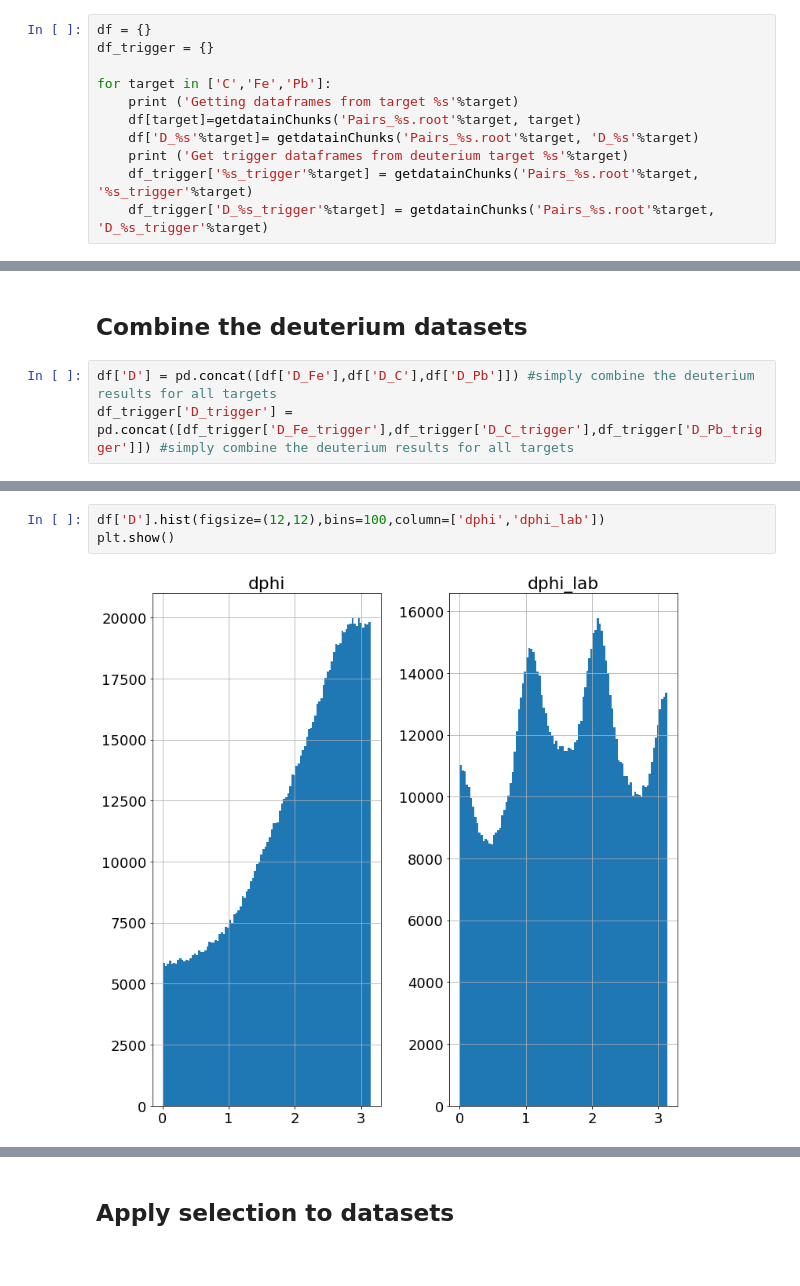
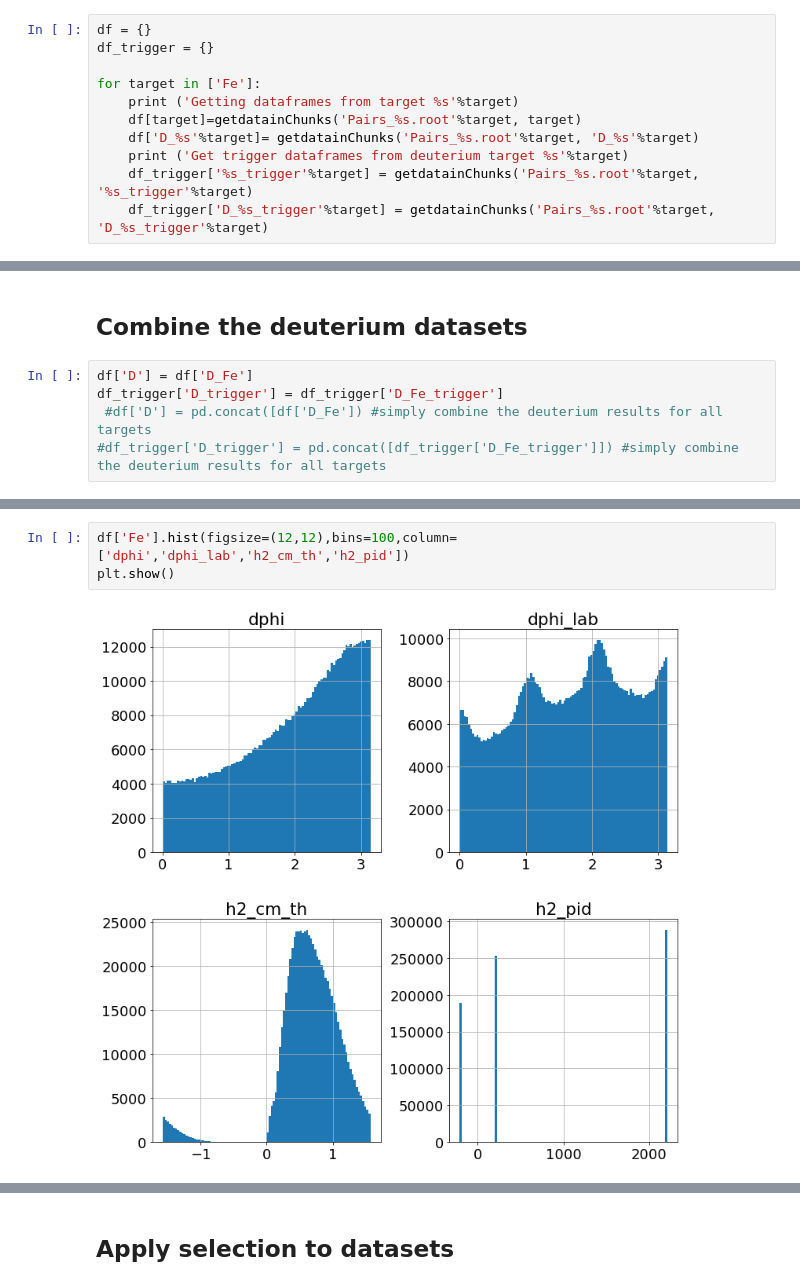
Before and after one commit to miguelignacio/eg2dihadron, a Jupyter notebook: EG2_R2h.ipynb, the cells around one changed output, grey strips where cells are left out. Saved outputs shown, nothing was run; the diff lists cells and outputs as text.

Commit message:
updating the 2pi corr plots

```diff
--- a/EG2_R2h.ipynb
+++ b/EG2_R2h.ipynb
@@ -149,7 +149,7 @@ def getdatainChunks(filename,treename):
 df = {}
 df_trigger = {}
 
-for target in ['C','Fe','Pb']:
+for target in ['Fe']:
     print ('Getting dataframes from target %s'%target)
     df[target]=getdatainChunks('Pairs_%s.root'%target, target)
     df['D_%s'%target]= getdatainChunks('Pairs_%s.root'%target, 'D_%s'%target)
@@ -224,7 +212,9 @@ dict_keys(['C', 'D_C', 'Fe', 'D_Fe', 'Pb', 'D_Pb', 'GiBUU_D', 'GiBUU_C', 'GiBUU_
 # %% [markdown]
 ## Combine the deuterium datasets
 # %%
-df['D'] = pd.concat([df['D_Fe'],df['D_C'],df['D_Pb']]) #simply combine the deuterium results for all targets
-df_trigger['D_trigger'] = pd.concat([df_trigger['D_Fe_trigger'],df_trigger['D_C_trigger'],df_trigger['D_Pb_trigger']]) #simply combine the deuterium results for all targets
+df['D'] = df['D_Fe']
+df_trigger['D_trigger'] = df_trigger['D_Fe_trigger']
+ #df['D'] = pd.concat([df['D_Fe']) #simply combine the deuterium results for all targets
+#df_trigger['D_trigger'] = pd.concat([df_trigger['D_Fe_trigger']]) #simply combine the deuterium results for all targets
 # %%
 print (df.keys())
@@ -243,6 +235,6 @@ Index(['h1_pid', 'h1_xf', 'h1_xf_default', 'h1_z', 'h1_rap', 'ycm', 'Q2', 'x',
       dtype='object')
 # %%
-df['D'].hist(figsize=(12,12),bins=100,column=['dphi','dphi_lab'])
+df['Fe'].hist(figsize=(12,12),bins=100,column=['dphi','dphi_lab','h2_cm_th','h2_pid'])
 plt.show()
 # %% [output]
-[figure, old version]
+[figure, new version]
```
Also changed, not shown: parts of 53 cells of this notebook, 3 other files.
